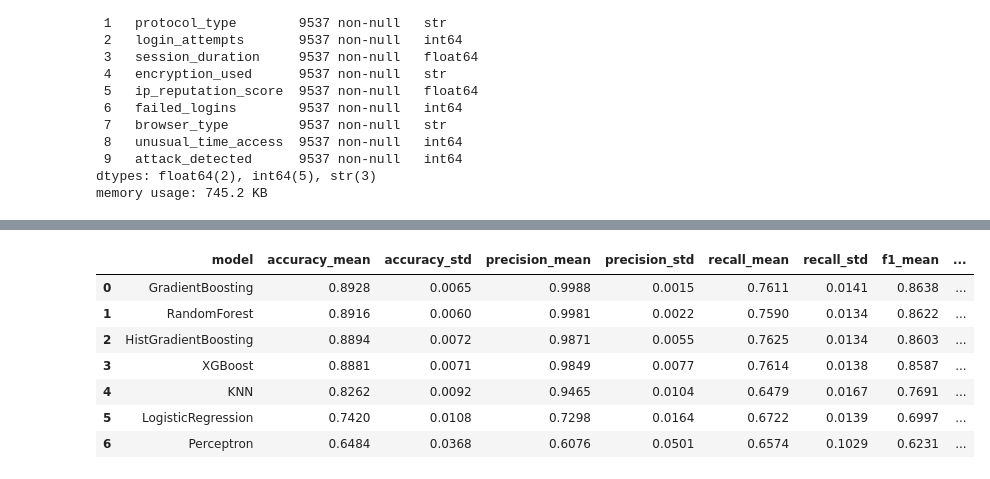
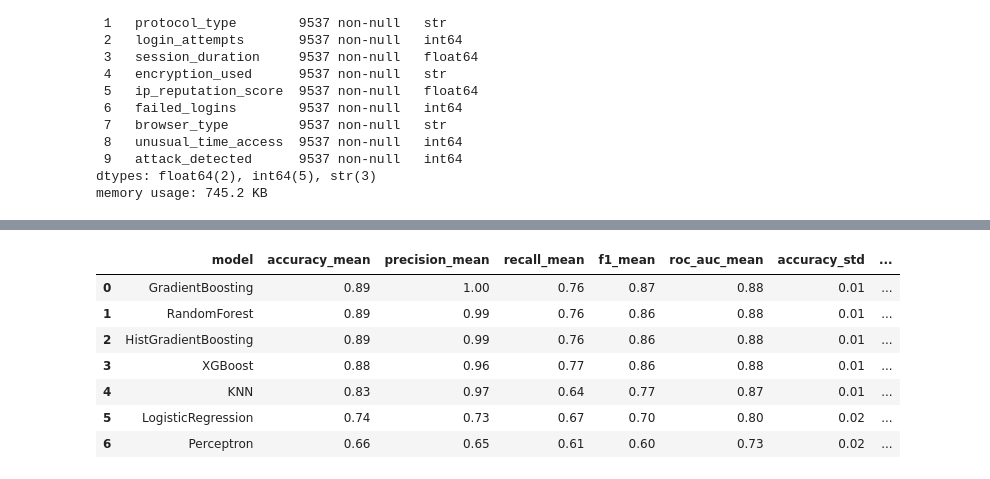
Before and after one commit to Pdmurphy2/intrusion-detection-ml, a Jupyter notebook: pat_model/pat.ipynb, the cells around one changed output, grey strips where cells are left out. Cells and saved outputs as stored; diff of their text form; code cells hidden in the pictures.

Commit message:
updated pat_model

```diff
--- a/pat_model/pat.ipynb
+++ b/pat_model/pat.ipynb
@@ -172,12 +363,14 @@ ColumnTransformer(transformers=[('num',
 # %%
 models = {
-    "Perceptron": Perceptron(random_state=RANDOM_STATE, max_iter=2000, tol=1e-3),
-    "LogisticRegression": LogisticRegression(random_state=RANDOM_STATE, max_iter=3000),
-    "KNN": KNeighborsClassifier(n_neighbors=15),
-    "RandomForest": RandomForestClassifier(random_state=RANDOM_STATE, n_estimators=400, min_samples_leaf=2, n_jobs=1,),
+    "Perceptron": Perceptron(random_state=RANDOM_STATE),
+    "LogisticRegression": LogisticRegression(random_state=RANDOM_STATE),
+    "KNN": KNeighborsClassifier(n_neighbors=25),
+    "RandomForest": RandomForestClassifier(random_state=RANDOM_STATE),
     "GradientBoosting": GradientBoostingClassifier(random_state=RANDOM_STATE),
     "HistGradientBoosting": HistGradientBoostingClassifier(random_state=RANDOM_STATE),
-    "XGBoost" : XGBClassifier(random_state=RANDOM_STATE, objective="binary:logistic", eval_metric="logloss", tree_method="hist", n_estimators=400, learning_rate=0.05, max_depth=6, min_child_weight=1, subsample=0.9, colsample_bytree=0.9, reg_lambda=1.0, n_jobs=1,)
+    "XGBoost" : XGBClassifier(random_state=RANDOM_STATE)
 }
-print("Models to compare:", list(models.keys()))
+print("Models to compare:")
+for name in models:
+    print("-", name)
 # %% [output]
@@ -185,40 +388,43 @@ Models to compare: ['Perceptron', 'LogisticRegression', 'KNN', 'RandomForest', '
 # %%
-cv = StratifiedKFold(n_splits=8, shuffle=True, random_state=RANDOM_STATE)
+# Set up stratified K-fold cross validation
+cross_validation = StratifiedKFold(n_splits=10, shuffle=True, random_state=RANDOM_STATE)
 
+# Scores to keep track of after fitting model
 scoring = {
     "accuracy": "accuracy",
     "precision": "precision",
     "recall": "recall",
     "f1": "f1",
     "roc_auc": "roc_auc",
 }
 
 model_pipelines = {}
-cv_rows = []
+model_results = []
 
-for model_name, model in models.items():
-    pipeline = Pipeline([
-        ("preprocessor", preprocessor),
-        ("model", model),
-    ])
-    model_pipelines[model_name] = pipeline
+for name, model in models.items():
+    pipeline = Pipeline([("preprocessor", preprocessor), ("model", model)])
+    model_pipelines[name] = pipeline  # Save pipeline under model's name
 
-    cv_scores = cross_validate(pipeline, X_train, y_train, cv=cv, scoring=scoring, n_jobs=1,)
+    # Fit and get scores from model
+    cross_validation_scores = cross_validate(pipeline, X_train, y_train, cv=cross_validation, scoring=scoring)
 
-    row = {"model": model_name}
+    # Get a score summary for each model
+    model_summary = {"model": name}
     for metric_name in scoring:
-        row[f"{metric_name}_mean"] = cv_scores[f"test_{metric_name}"].mean()
-        row[f"{metric_name}_std"] = cv_scores[f"test_{metric_name}"].std()
-    cv_rows.append(row)
+        model_summary[f"{metric_name}_mean"] = cross_validation_scores[f"test_{metric_name}"].mean()
+    for metric_name in scoring:
+        model_summary[f"{metric_name}_std"] = cross_validation_scores[f"test_{metric_name}"].std()
+    model_results.append(model_summary)
 
-cv_results = pd.DataFrame(cv_rows).sort_values(by="f1_mean", ascending=False).reset_index(drop=True)
-cv_results.round(4)
+# Sort results by f1_mean and display
+cv_results = pd.DataFrame(model_results).sort_values(by="f1_mean", ascending=False).reset_index(drop=True)
+cv_results.round(2)
 # %% [output]
-|  | model | accuracy_mean | accuracy_std | precision_mean | precision_std | recall_mean | recall_std | f1_mean | ... |
-| 0 | GradientBoosting | 0.8928 | 0.0065 | 0.9988 | 0.0015 | 0.7611 | 0.0141 | 0.8638 | ... |
-| 1 | RandomForest | 0.8916 | 0.0060 | 0.9981 | 0.0022 | 0.7590 | 0.0134 | 0.8622 | ... |
-| 2 | HistGradientBoosting | 0.8894 | 0.0072 | 0.9871 | 0.0055 | 0.7625 | 0.0134 | 0.8603 | ... |
-| 3 | XGBoost | 0.8881 | 0.0071 | 0.9849 | 0.0077 | 0.7614 | 0.0138 | 0.8587 | ... |
-| 4 | KNN | 0.8262 | 0.0092 | 0.9465 | 0.0104 | 0.6479 | 0.0167 | 0.7691 | ... |
-| 5 | LogisticRegression | 0.7420 | 0.0108 | 0.7298 | 0.0164 | 0.6722 | 0.0139 | 0.6997 | ... |
-| 6 | Perceptron | 0.6484 | 0.0368 | 0.6076 | 0.0501 | 0.6574 | 0.1029 | 0.6231 | ... |
+|  | model | accuracy_mean | precision_mean | recall_mean | f1_mean | roc_auc_mean | accuracy_std | ... |
+| 0 | GradientBoosting | 0.89 | 1.00 | 0.76 | 0.87 | 0.88 | 0.01 | ... |
+| 1 | RandomForest | 0.89 | 0.99 | 0.76 | 0.86 | 0.88 | 0.01 | ... |
+| 2 | HistGradientBoosting | 0.89 | 0.99 | 0.76 | 0.86 | 0.88 | 0.01 | ... |
+| 3 | XGBoost | 0.88 | 0.96 | 0.77 | 0.86 | 0.88 | 0.01 | ... |
+| 4 | KNN | 0.83 | 0.97 | 0.64 | 0.77 | 0.87 | 0.01 | ... |
+| 5 | LogisticRegression | 0.74 | 0.73 | 0.67 | 0.70 | 0.80 | 0.02 | ... |
+| 6 | Perceptron | 0.66 | 0.65 | 0.61 | 0.60 | 0.73 | 0.02 | ... |
```
Also changed, not shown: parts of 33 cells of this notebook.
